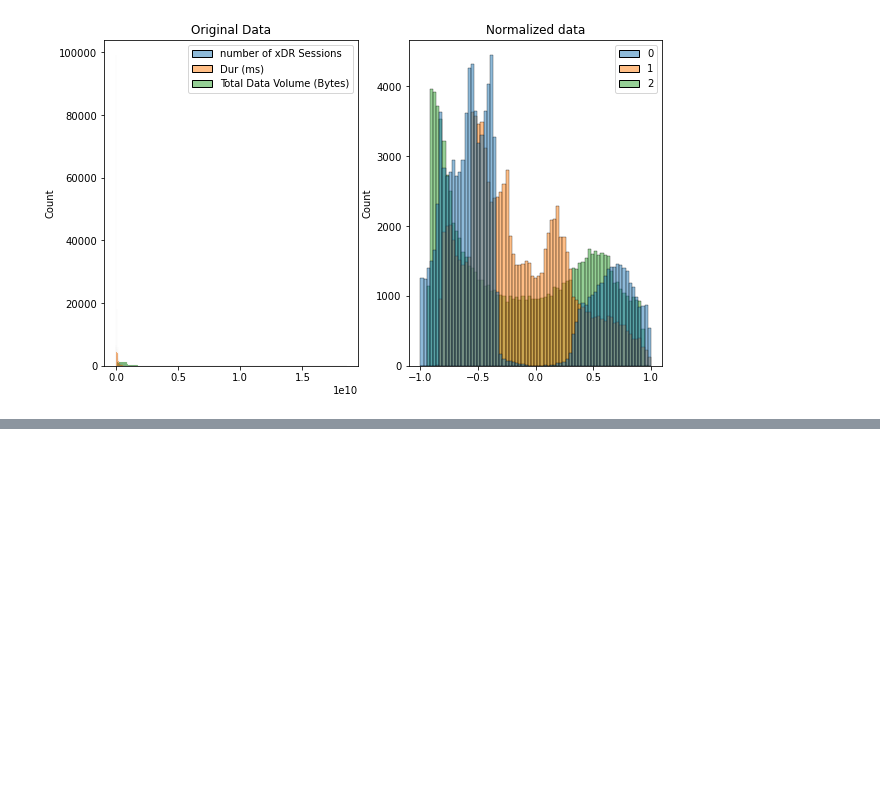
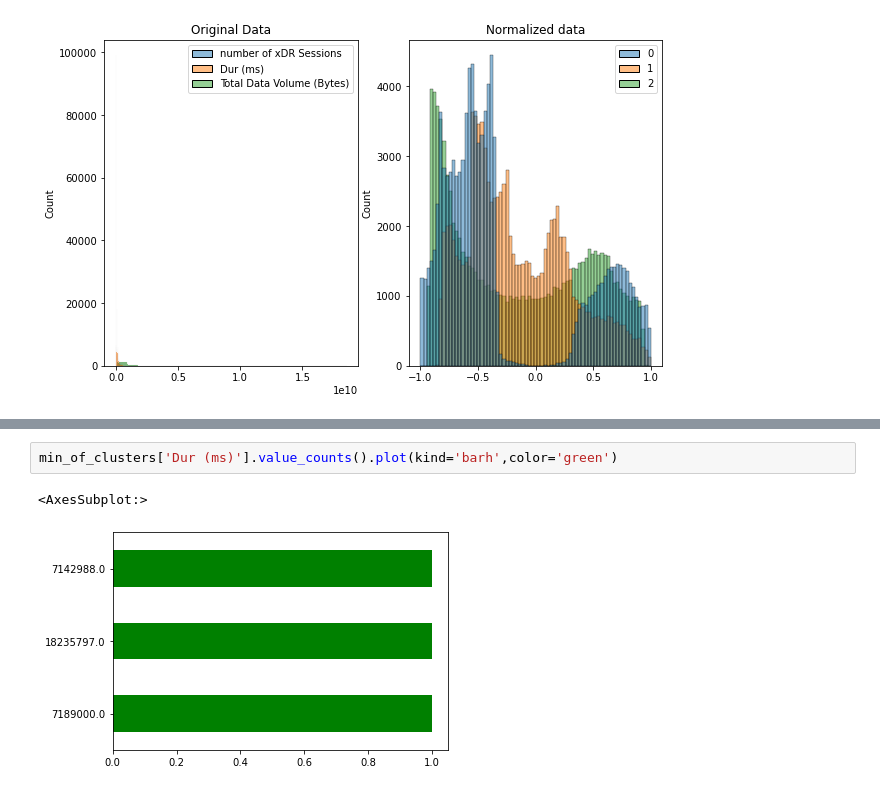
Before and after one commit to zelalemshiferaw/Telecommunication-Data-Analysis, a Jupyter notebook: notebooks/User Engagement Analysis.ipynb, the cells around one changed output, grey strips where cells are left out. Saved outputs shown, nothing was run; the diff lists cells and outputs as text; blank space fills up the shorter version.

```diff
--- a/notebooks/User Engagement Analysis.ipynb
+++ b/notebooks/User Engagement Analysis.ipynb
@@ -156,0 +214,5 @@ Text(0.5, 1.0, 'Normalized data')
+# %%
+min_of_clusters['Dur (ms)'].value_counts().plot(kind='barh',color='green')
+# %% [output]
+<AxesSubplot:>
+[figure, added]
```
Also changed, not shown: parts of 24 cells of this notebook.
